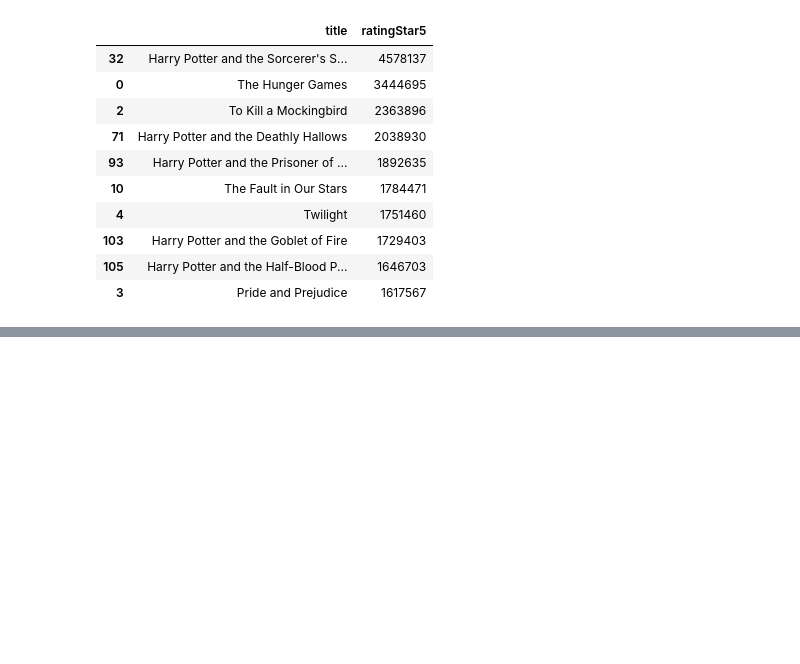
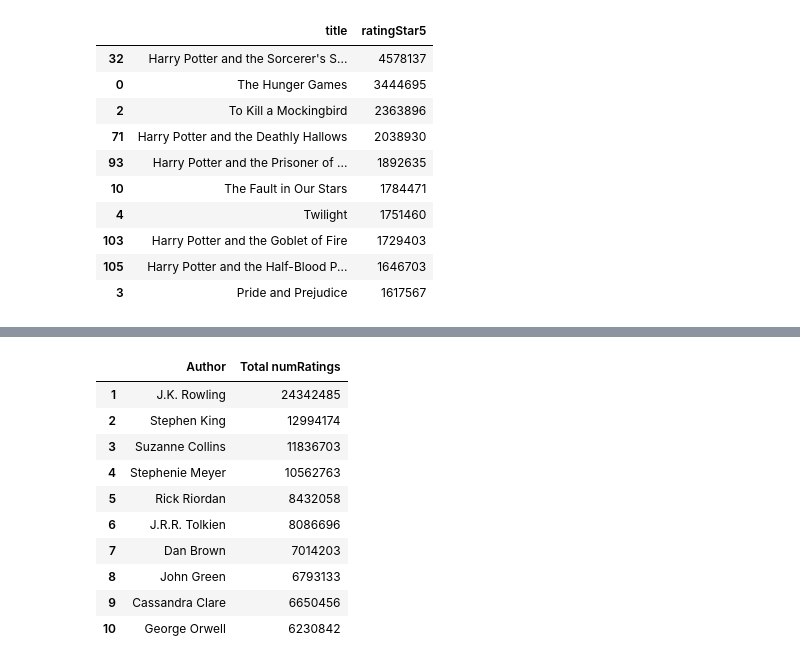
Before and after one commit to pspanoudakis/Data-Mining-Techniques-Projects, a Jupyter notebook: project2/GoodreadsBooks.ipynb, the cells around one changed output, grey strips where cells are left out. Cells and saved outputs as stored; diff of their text form; code cells hidden in the pictures; blank space fills up the shorter version.

Commit message:
Answer Generators pt.2

```diff
--- a/project2/GoodreadsBooks.ipynb
+++ b/project2/GoodreadsBooks.ipynb
@@ -383,20 +368,0 @@ class ColumnTopValuesAnswerGenerator(AnswerGenerator[AnswerGeneratorQuestion]):
-# %%
-questions: List[AnswerGeneratorQuestion] = [
-    {
-        'qnum': 'Q6.14',
-        'qtitle': '',
-        'col': DataColumn.AUTHOR,
-        'limit': 0,
-    },
-    {
-        'qnum': 'Q6.14',
-        'qtitle': '',
-        'col': DataColumn.AUTHOR,
-        'limit': 0
-    },
-]
-(
-    ColumnTopValuesAnswerGenerator()
-        .registerQuestions(questions)
-        .generateAnswers(dataDf)
-)
@@ -409,0 +418,55 @@ None
+# %%
+questions: List[TopColumnValuesQuestion] = [
+    {
+        'qnum': '5',
+        'qtitle': 'Top 10 Authors with the most books',
+        'col': DataColumn.AUTHOR,
+        'countCol': DataColumn.TITLE,
+        'limit': 10,
+        'dataFilter': lambda df: df[df[DataColumn.RATINGSTAR5] > 10000],
+        'extractor': lambda s: re.split(r'[,(]', s, maxsplit=1)[0].strip(),
+        'useExtracted': False
+    },
+    {
+        'qnum': '6',
+        'qtitle': 'Top 10 Authors with the most ratings',
+        'col': DataColumn.AUTHOR,
+        'countCol': DataColumn.NUMRATINGS,
+        'limit': 10,
+        'dataFilter': None,
+        'extractor': None,
+        'useExtracted': True
+    },
+    {
+        'qnum': '8',
+        'qtitle': 'Top 10 Languags used in the most books',
+        'col': DataColumn.LANGUAGE,
+        'countCol': DataColumn.TITLE,
+        'limit': 10,
+        'dataFilter': None,
+        'extractor': None,
+        'useExtracted': False
+    },
+    {
+        'qnum': '9',
+        'qtitle': 'Top 10 Publishers with the most books',
+        'col': DataColumn.PUBLISHER,
+        'countCol': DataColumn.TITLE,
+        'limit': 10,
+        'dataFilter': None,
+        'extractor': None,
+        'useExtracted': False
+    }
+]
+# for i, y in enumerate(range(2005, 2016, 5)):
+#     questions.append({
+#         'qnum': f'7({i + 1})',
+#         'qtitle': 'Top 10 Authors with the most books per year',
+#         'col': DataColumn.TITLE,
+#         'limit': 10,
+#         'dataFilter': lambda df: df[df[DataColumn.PUBLISHYEAR] == y],
+#         'useExtracted': True
+#     })
+questions = sorted(questions, key=lambda q: q['qnum'])
+TopColumnValuesAnswerGenerator(dataDf).registerQuestions(questions).generateAnswers(dataDf)
+# %% [output]
@@ -409,0 +486,11 @@ None
+|  | Author | Total numRatings |
+| 1 | J.K. Rowling | 24342485 |
+| 2 | Stephen King | 12994174 |
+| 3 | Suzanne Collins | 11836703 |
+| 4 | Stephenie Meyer | 10562763 |
+| 5 | Rick Riordan | 8432058 |
+| 6 | J.R.R. Tolkien | 8086696 |
+| 7 | Dan Brown | 7014203 |
+| 8 | John Green | 6793133 |
+| 9 | Cassandra Clare | 6650456 |
+| 10 | George Orwell | 6230842 |
```
Also changed, not shown: parts of 15 cells of this notebook.
